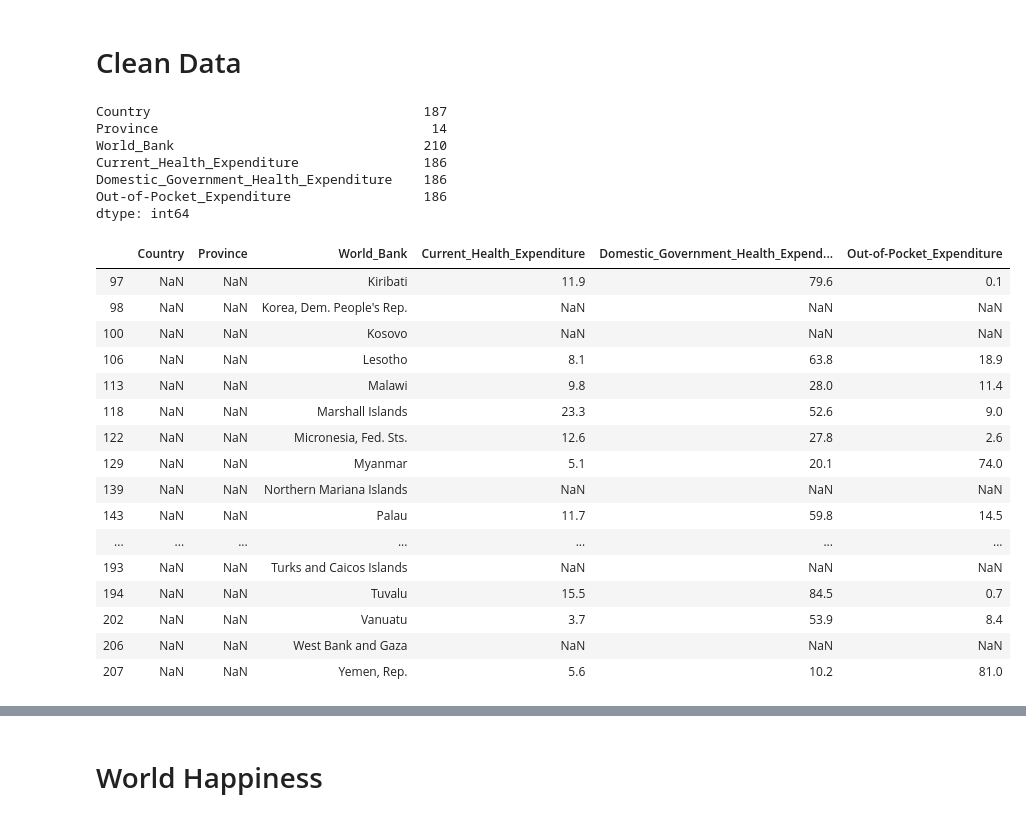
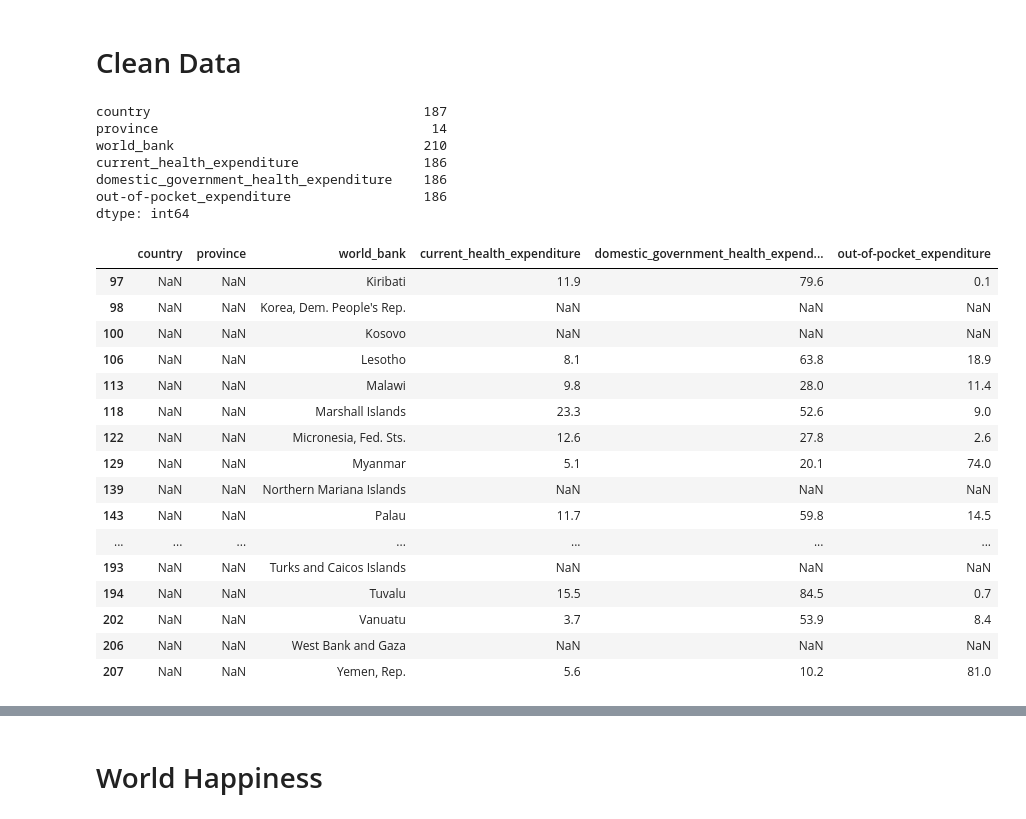
Before and after one commit to lpcwprogramming/etl-project, a Jupyter notebook: World Happiness - Final Notebook.ipynb, the cells around one changed output, grey strips where cells are left out. Cells and saved outputs as stored; diff of their text form; code cells hidden in the pictures.

```diff
--- a/World Happiness - Final Notebook.ipynb
+++ b/World Happiness - Final Notebook.ipynb
@@ -56,28 +56,28 @@ column_wb_df
 # Clean Data
 # %%
 #Rename Columns
-rename_wb_df = column_wb_df.rename(columns= {"Country_Region":"Country",
-                                             "Province_State":"Province",
-                                             "World_Bank_Name":"World_Bank",
-                                             "Health_exp_pct_GDP_2016":"Current_Health_Expenditure",
-                                             "Health_exp_public_pct_2016":"Domestic_Government_Health_Expenditure",
-                                             "Health_exp_out_of_pocket_pct_2016":"Out-of-Pocket_Expenditure"})
+rename_wb_df = column_wb_df.rename(columns= {"Country_Region":"country",
+                                             "Province_State":"province",
+                                             "World_Bank_Name":"world_bank",
+                                             "Health_exp_pct_GDP_2016":"current_health_expenditure",
+                                             "Health_exp_public_pct_2016":"domestic_government_health_expenditure",
+                                             "Health_exp_out_of_pocket_pct_2016":"out-of-pocket_expenditure"})
 # %%
 #Identify missing values in the data
 rename_wb_df.count()
 # %% [output]
-Country                                   187
-Province                                   14
-World_Bank                                210
-Current_Health_Expenditure                186
-Domestic_Government_Health_Expenditure    186
-Out-of-Pocket_Expenditure                 186
+country                                   187
+province                                   14
+world_bank                                210
+current_health_expenditure                186
+domestic_government_health_expenditure    186
+out-of-pocket_expenditure                 186
 dtype: int64
 # %%
 #Identify countries with missing values in the "Country" column
-rename_wb_df.query('Country != Country')
+rename_wb_df.query('country != country')
 # %% [output]
-|  | Country | Province | World_Bank | Current_Health_Expenditure | Domestic_Government_Health_Expend... | Out-of-Pocket_Expenditure |
+|  | country | province | world_bank | current_health_expenditure | domestic_government_health_expend... | out-of-pocket_expenditure |
 | 97 | NaN | NaN | Kiribati | 11.9 | 79.6 | 0.1 |
 | 98 | NaN | NaN | Korea, Dem. People's Rep. | NaN | NaN | NaN |
 | 100 | NaN | NaN | Kosovo | NaN | NaN | NaN |
```
Also changed, not shown: parts of 14 cells of this notebook, 5 other files.
